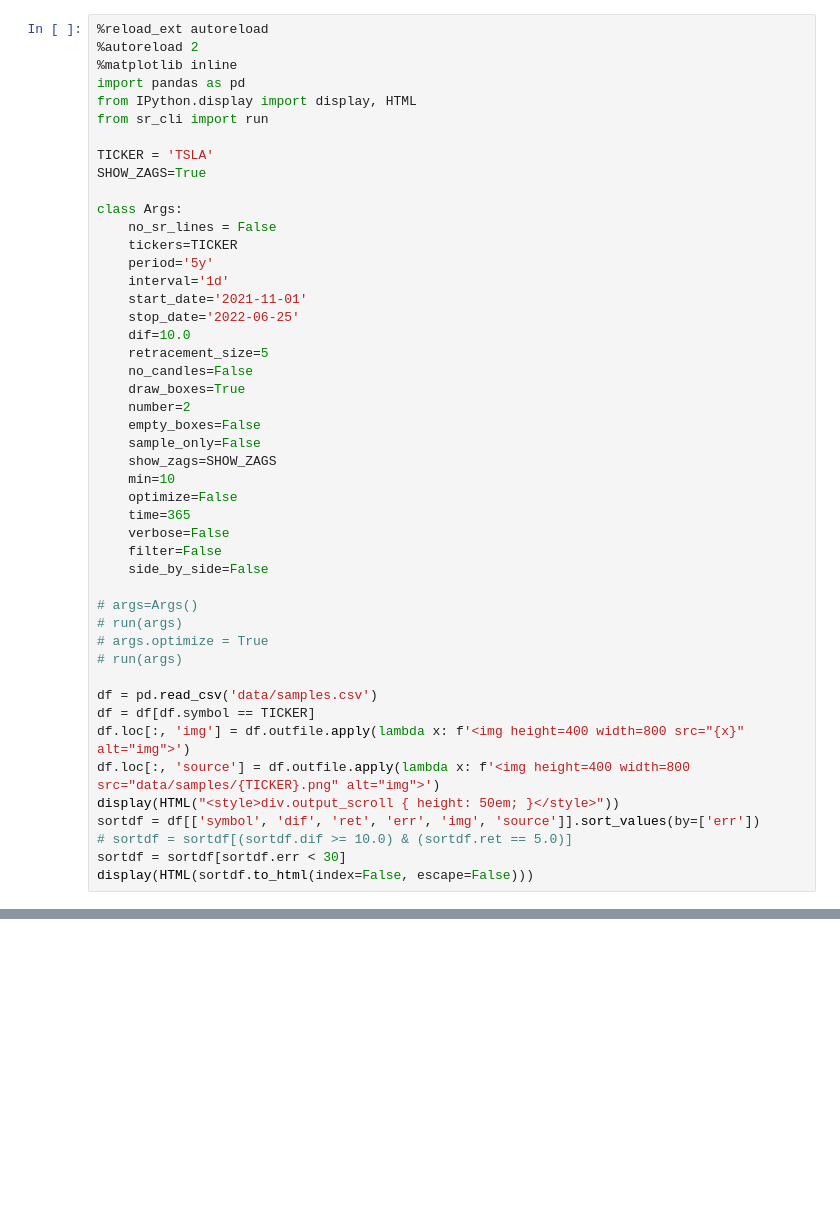
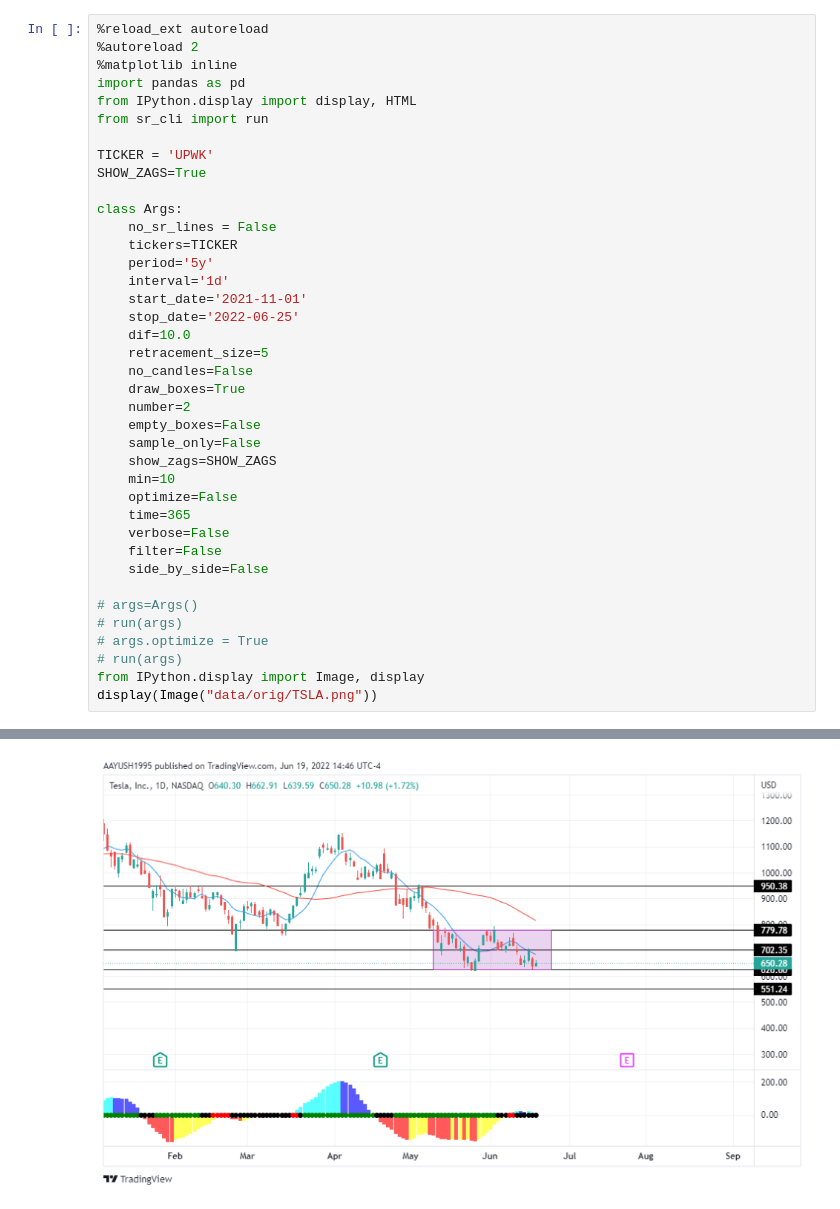
Before and after one commit to bijantech/sr_box_finder, a Jupyter notebook: review_symbol.ipynb, the cells around one changed output, grey strips where cells are left out. Saved outputs shown, nothing was run; the diff lists cells and outputs as text; blank space fills up the shorter version.

```diff
--- a/review_symbol.ipynb
+++ b/review_symbol.ipynb
@@ -6,7 +6,7 @@ import pandas as pd
 from IPython.display import display, HTML
 from sr_cli import run
 
-TICKER = 'TSLA'
+TICKER = 'UPWK'
 SHOW_ZAGS=True
 
 class Args:
@@ -35,14 +35,6 @@ class Args:
 # run(args)
 # args.optimize = True
 # run(args)
-
-df = pd.read_csv('data/samples.csv')
-df = df[df.symbol == TICKER]
-df.loc[:, 'img'] = df.outfile.apply(lambda x: f'<img height=400 width=800 src="{x}" alt="img">')
-df.loc[:, 'source'] = df.outfile.apply(lambda x: f'<img height=400 width=800 src="data/samples/{TICKER}.png" alt="img">')
-display(HTML("<style>div.output_scroll { height: 50em; }</style>"))
-sortdf = df[['symbol', 'dif', 'ret', 'err', 'img', 'source']].sort_values(by=['err'])
-# sortdf = sortdf[(sortdf.dif >= 10.0) & (sortdf.ret == 5.0)]
-sortdf = sortdf[sortdf.err < 30]
-display(HTML(sortdf.to_html(index=False, escape=False)))
+from IPython.display import Image, display
+display(Image("data/orig/TSLA.png"))
 # %% [output]
@@ -49,0 +41 @@ display(HTML(sortdf.to_html(index=False, escape=False)))
+[figure, added]
```
Also changed, not shown: parts of 3 cells of this notebook.
